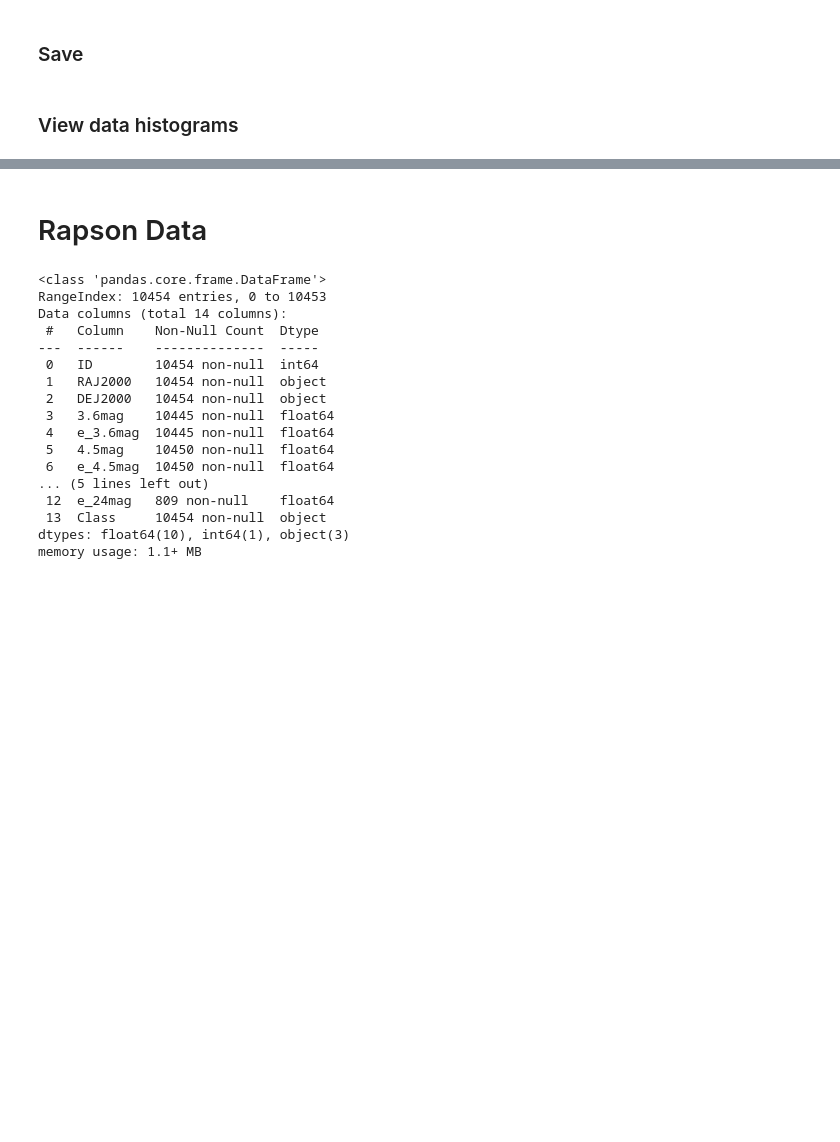
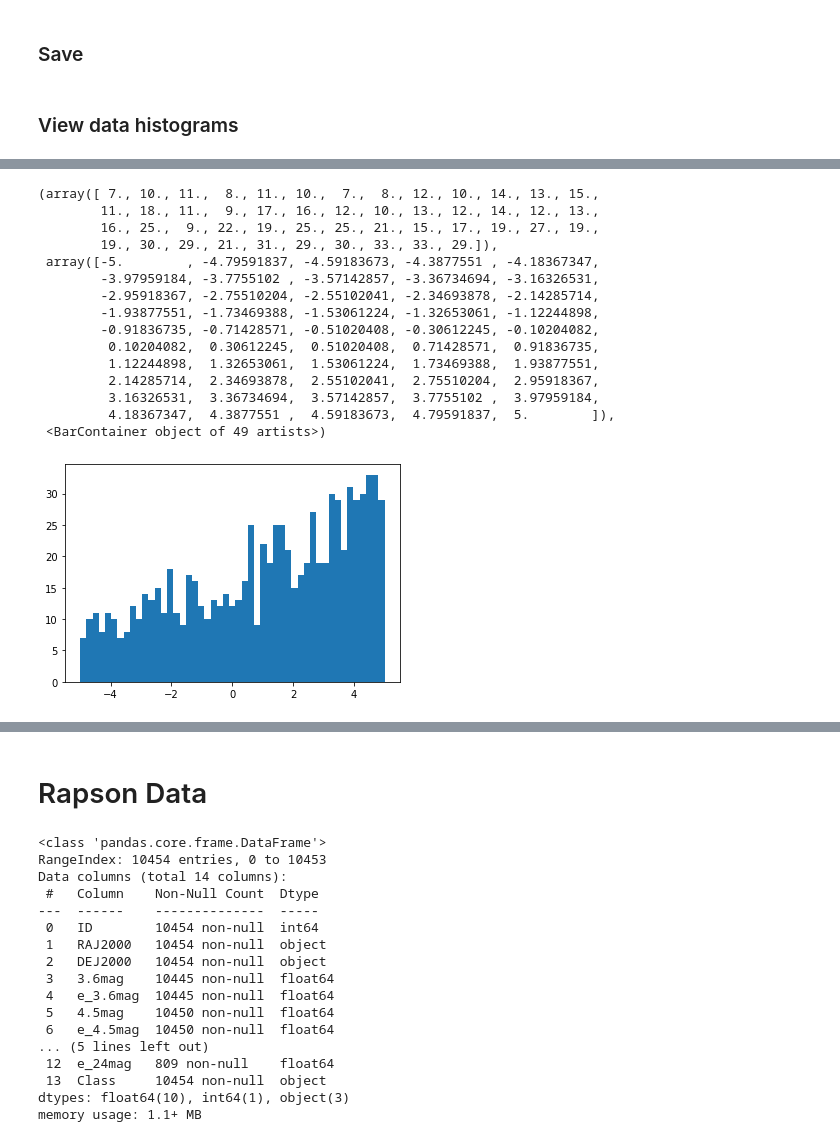
Before and after one commit to bcrompvoets/Random, a Jupyter notebook: Phase_3_2__IRAC+MIPS_Classification/Notebooks/Data_Preparation.ipynb, the cells around one changed output, grey strips where cells are left out. Cells and saved outputs as stored; diff of their text form; code cells hidden in the pictures; blank space fills up the shorter version.

```diff
--- a/Phase_3_2__IRAC+MIPS_Classification/Notebooks/Data_Preparation.ipynb
+++ b/Phase_3_2__IRAC+MIPS_Classification/Notebooks/Data_Preparation.ipynb
@@ -202,2 +207,21 @@ plt.show()
+# %%
+plt.hist(c2d_IRAC[["alpha"]],bins)
+# %% [output]
+(array([ 7., 10., 11.,  8., 11., 10.,  7.,  8., 12., 10., 14., 13., 15.,
+        11., 18., 11.,  9., 17., 16., 12., 10., 13., 12., 14., 12., 13.,
+        16., 25.,  9., 22., 19., 25., 25., 21., 15., 17., 19., 27., 19.,
+        19., 30., 29., 21., 31., 29., 30., 33., 33., 29.]),
+ array([-5.        , -4.79591837, -4.59183673, -4.3877551 , -4.18367347,
+        -3.97959184, -3.7755102 , -3.57142857, -3.36734694, -3.16326531,
+        -2.95918367, -2.75510204, -2.55102041, -2.34693878, -2.14285714,
+        -1.93877551, -1.73469388, -1.53061224, -1.32653061, -1.12244898,
+        -0.91836735, -0.71428571, -0.51020408, -0.30612245, -0.10204082,
+         0.10204082,  0.30612245,  0.51020408,  0.71428571,  0.91836735,
+         1.12244898,  1.32653061,  1.53061224,  1.73469388,  1.93877551,
+         2.14285714,  2.34693878,  2.55102041,  2.75510204,  2.95918367,
+         3.16326531,  3.36734694,  3.57142857,  3.7755102 ,  3.97959184,
+         4.18367347,  4.3877551 ,  4.59183673,  4.79591837,  5.        ]),
+ <BarContainer object of 49 artists>)
+[figure, added]
 # %%
 fig, axs = plt.subplots(2,2)
```
Also changed, not shown: parts of 8 cells of this notebook, 8 other files.
